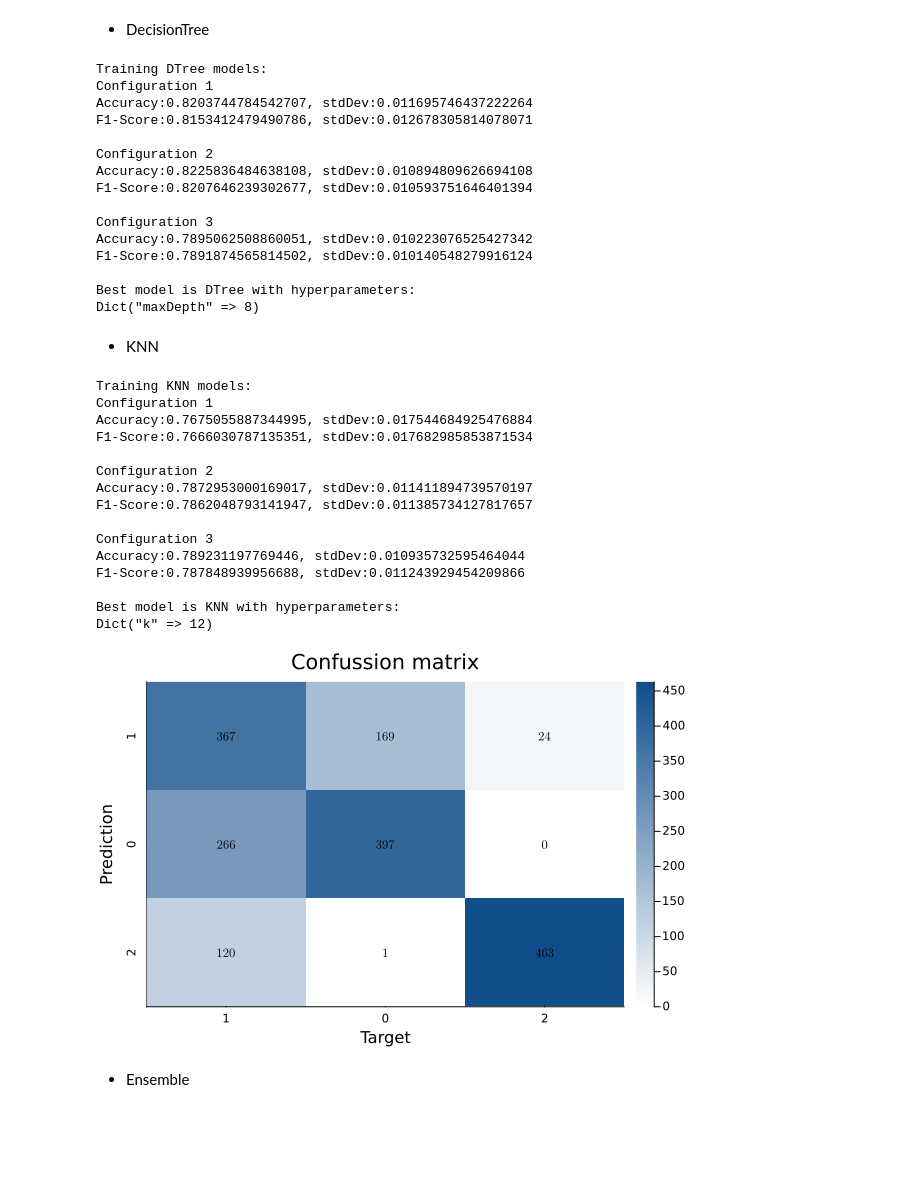
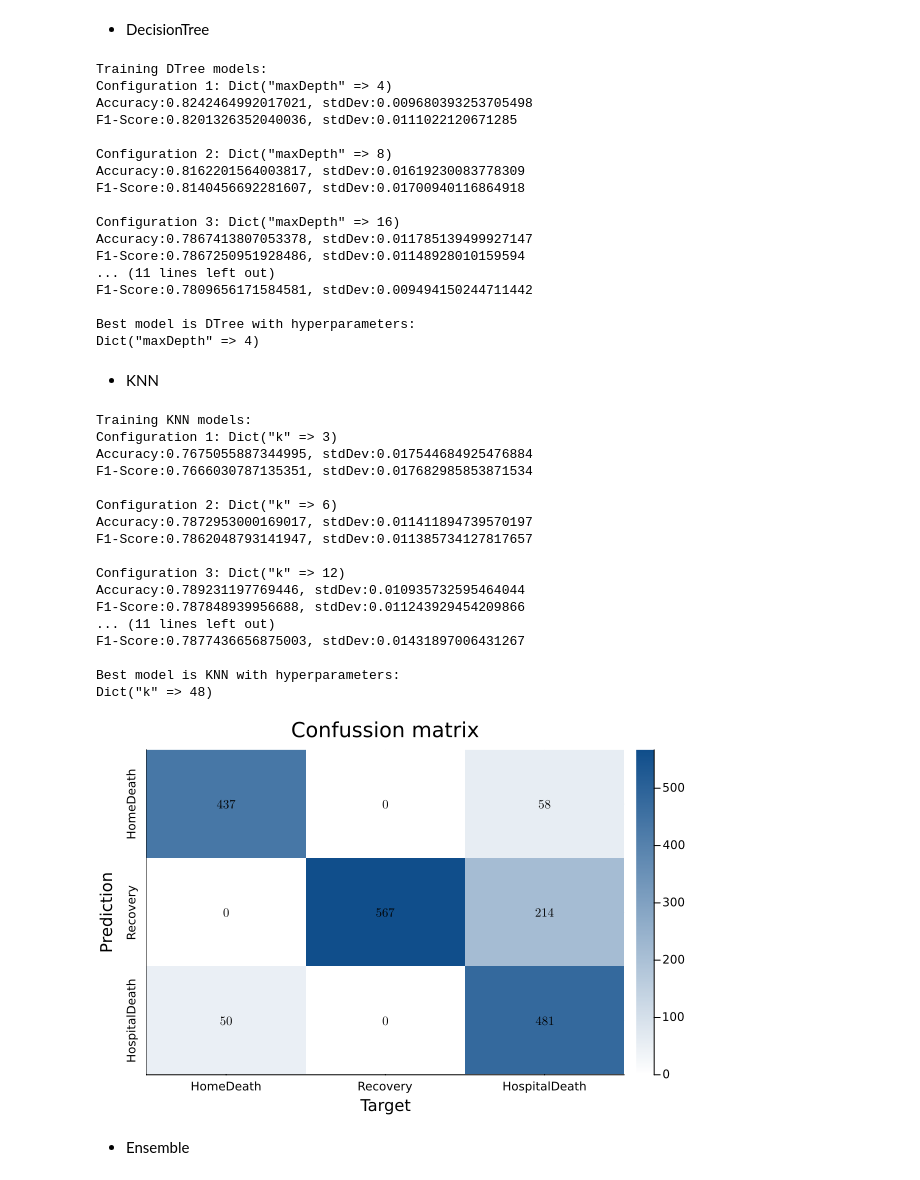
Before and after one commit to blasaraujo14/projectA_ML1, a Jupyter notebook: projectA_multiclass.ipynb, the cells around one changed output. Cells and saved outputs as stored; diff of their text form; code cells hidden in the pictures; blank space fills up the shorter version.

Commit message:
Multiclass configs

```diff
--- a/projectA_multiclass.ipynb
+++ b/projectA_multiclass.ipynb
@@ -156,7 +221,8 @@ Configuration 3
 # %% [markdown]
 - DecisionTree
 # %%
-DTreeParams = [Dict("maxDepth" => 4), Dict("maxDepth" => 8), Dict("maxDepth" => 16)]
+DTreeParams = [Dict("maxDepth" => 4), Dict("maxDepth" => 8), Dict("maxDepth" => 16),
+                Dict("maxDepth" => 32), Dict("maxDepth" => 64), Dict("maxDepth" => 128)]
 
 models = [(:DTree, DTreeParams)];
 
@@ -165,24 +231,27 @@ println("Best model is ", modelType, " with hyperparameters:");
 println(params);
 # %% [output]
 Training DTree models:
-Configuration 1
-Accuracy:0.8203744784542707, stdDev:0.011695746437222264
-F1-Score:0.8153412479490786, stdDev:0.012678305814078071
+Configuration 1: Dict("maxDepth" => 4)
+Accuracy:0.8242464992017021, stdDev:0.009680393253705498
+F1-Score:0.8201326352040036, stdDev:0.0111022120671285
 
-Configuration 2
-Accuracy:0.8225836484638108, stdDev:0.010894809626694108
-F1-Score:0.8207646239302677, stdDev:0.010593751646401394
+Configuration 2: Dict("maxDepth" => 8)
+Accuracy:0.8162201564003817, stdDev:0.01619230083778309
+F1-Score:0.8140456692281607, stdDev:0.01700940116864918
 
-Configuration 3
-Accuracy:0.7895062508860051, stdDev:0.010223076525427342
-F1-Score:0.7891874565814502, stdDev:0.010140548279916124
+Configuration 3: Dict("maxDepth" => 16)
+Accuracy:0.7867413807053378, stdDev:0.011785139499927147
+F1-Score:0.7867250951928486, stdDev:0.01148928010159594
+... (11 lines left out)
+F1-Score:0.7809656171584581, stdDev:0.009494150244711442
 
 Best model is DTree with hyperparameters:
-Dict("maxDepth" => 8)
+Dict("maxDepth" => 4)
 # %% [markdown]
 - KNN
 # %%
-KNNparams = [Dict("k" => 3), Dict("k" => 6), Dict("k" => 12)]
+KNNparams = [Dict("k" => 3), Dict("k" => 6), Dict("k" => 12),
+            Dict("k" => 24), Dict("k" => 48), Dict("k" => 96)]
 
 models = [(:KNN, KNNparams)];
 
@@ -192,45 +261,50 @@ println("Best model is ", modelType, " with hyperparameters:");
 println(params);
 # %% [output]
 Training KNN models:
-Configuration 1
+Configuration 1: Dict("k" => 3)
 Accuracy:0.7675055887344995, stdDev:0.017544684925476884
 F1-Score:0.7666030787135351, stdDev:0.017682985853871534
 
-Configuration 2
+Configuration 2: Dict("k" => 6)
 Accuracy:0.7872953000169017, stdDev:0.011411894739570197
 F1-Score:0.7862048793141947, stdDev:0.011385734127817657
 
-Configuration 3
+Configuration 3: Dict("k" => 12)
 Accuracy:0.789231197769446, stdDev:0.010935732595464044
 F1-Score:0.787848939956688, stdDev:0.011243929454209866
+... (11 lines left out)
+F1-Score:0.7877436656875003, stdDev:0.01431897006431267
 
 Best model is KNN with hyperparameters:
-Dict("k" => 12)
+Dict("k" => 48)
 # %%
 using Plots;
 
 # train best model with all paterns and build confusion matrix with all patterns
 train = (trainInputs, trainTargets); test = (testInputs, testTargets);
 
 # normalization and validation set computation if needed
 valRatio = if modelType != :ANN 0. else params["validationRatio"] end
 train, val, test = prepareDataForFitting(train, test, valRatio)
 
 classes = unique(trainTargets)
 matAndMetrics = fitAndConfusion(modelType, params, train, val, test, classes)
 confMat = matAndMetrics[8]
 
 function displayConfMat(confMat, classes)
     (n,m) = size(confMat)
     heatmap(confMat, fc=cgrad([:white,:dodgerblue4]), xticks=(1:m,classes), yrot=90, yticks=(1:m,classes),
             title="Confussion matrix", xlabel="Target", ylabel="Prediction", yflip=true)
     # add number of coincidences in each cell
     annotate!([(j, i, text(round(confMat[i,j]), 8,"Computer Modern",:black)) for i in 1:n for j in 1:m])
 end
 
-displayConfMat(confMat, classes)
+
+class_map = Dict(0 => "Recovery", 1 => "HomeDeath", 2 => "HospitalDeath")
+classNames = [class_map[class] for class in classes]
+displayConfMat(confMat, classNames)
 # %% [output]
-[figure, old version]
+[figure, new version]
 # %% [markdown]
 - Ensemble
 # %%
```
Also changed, not shown: parts of 7 cells of this notebook.
